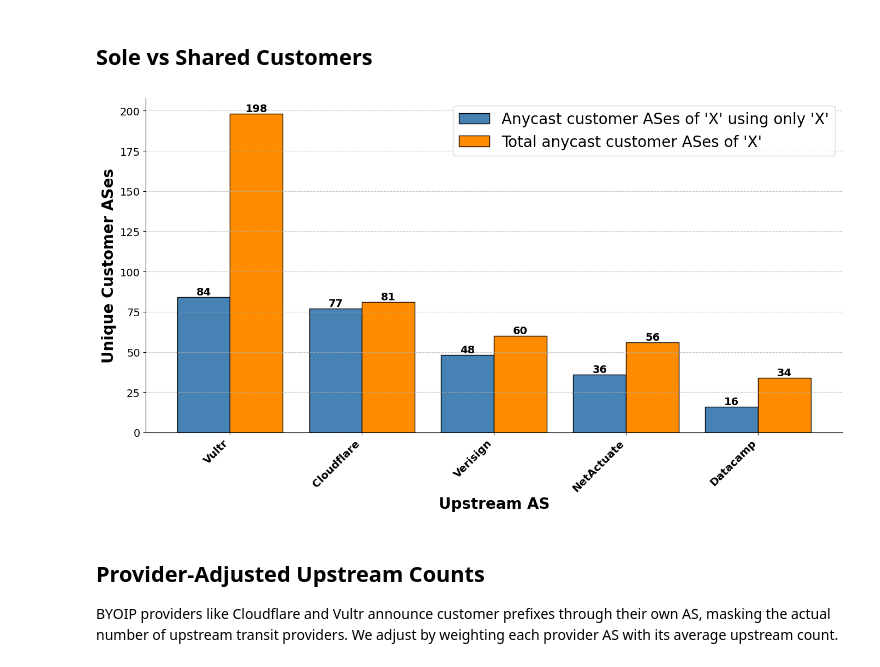
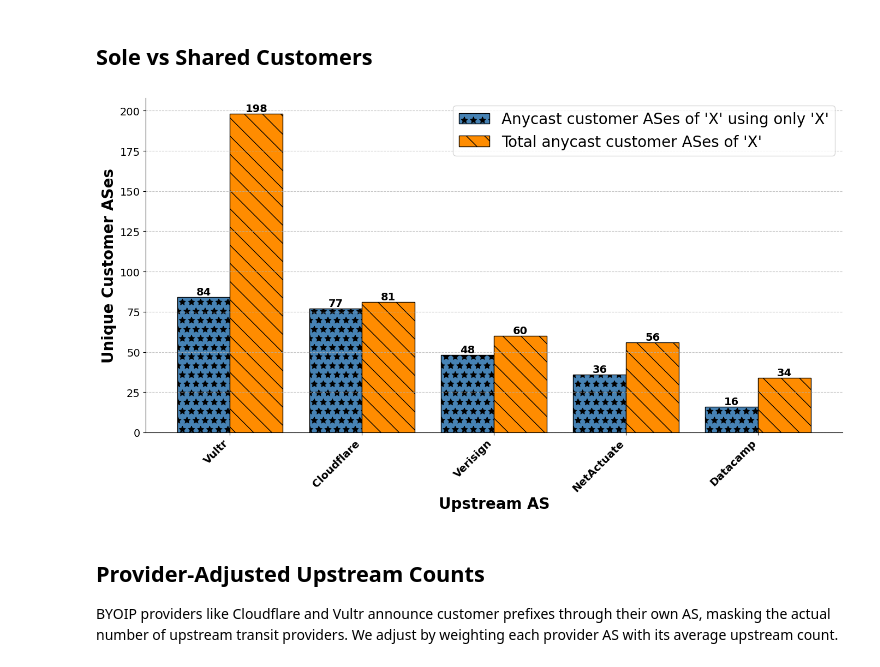
Before and after one commit to gustavoluvizotto/anycast-service-discovery, a Jupyter notebook: analysis/upstream/upstream.ipynb, the cells around one changed output. Saved outputs shown, nothing was run; the diff lists cells and outputs as text; code cells hidden in the pictures.

Commit message:
font types and hatches

```diff
--- a/analysis/upstream/upstream.ipynb
+++ b/analysis/upstream/upstream.ipynb
@@ -9,7 +9,11 @@ import seaborn as sns
 import numpy as np
 from pathlib import Path
 
+# Embed TrueType (Type 42) instead of Type 3 -- set BEFORE plotting
 plt.style.use('default')
+
+plt.rcParams['pdf.fonttype'] = 42   # PDF output
+plt.rcParams['ps.fonttype']  = 42   # EPS/PS output
 plt.rcParams['axes.labelsize'] = 20
 plt.rcParams.update({'font.size': 14})
 
@@ -316,36 +320,36 @@ top5 = (
     sole_counts.head(5)
     .merge(all_counts, on='UpstreamASN', how='left')
     .fillna(0)
     .astype({'total_ases': int})
 )
 top5['Label'] = top5['UpstreamASN'].map(asn_name_map).fillna(top5['UpstreamASN'].astype(str))
 
 x = np.arange(len(top5))
 width = 0.4
 
 fig, ax = plt.subplots(figsize=(14, 8))
-bars1 = ax.bar(x - width/2, top5['sole_ases'],  width, label="Anycast customer ASes of 'X' using only 'X'",  color='steelblue',  edgecolor='black')
-bars2 = ax.bar(x + width/2, top5['total_ases'], width, label="Total anycast customer ASes of 'X'", color='darkorange', edgecolor='black')
+bars1 = ax.bar(x - width/2, top5['sole_ases'],  width, label="Anycast customer ASes of 'X' using only 'X'",  color='steelblue',  edgecolor='black', hatch='*')
+bars2 = ax.bar(x + width/2, top5['total_ases'], width, label="Total anycast customer ASes of 'X'", color='darkorange', edgecolor='black', hatch = '\\')
 
 for bar in list(bars1) + list(bars2):
     height = bar.get_height()
     if height > 0:
         ax.text(bar.get_x() + bar.get_width() / 2., height,
                 str(int(height)), ha='center', va='bottom', fontweight='bold')
 
 ax.set_xlabel("Upstream AS", fontweight='bold')
 ax.set_ylabel('Unique Customer ASes', fontweight='bold')
 ax.set_xticks(x)
 ax.set_xticklabels(top5['Label'], rotation=45, ha='right', fontweight='bold')
 ax.legend(fontsize=20)
 ax.grid(axis='y', linestyle='--', alpha=0.7)
 ax.spines['top'].set_visible(False)
 ax.spines['right'].set_visible(False)
 plt.tight_layout()
 plt.savefig(plots_dir / 'byoip_customer_upstreams_ases.pdf', bbox_inches='tight', pad_inches=0.1, facecolor='white')
 plt.show()
 # %% [output]
-[figure, old version]
+[figure, new version]
 # %% [markdown]
 ## Provider-Adjusted Upstream Counts
 
```
Also changed, not shown: 5 other files.
